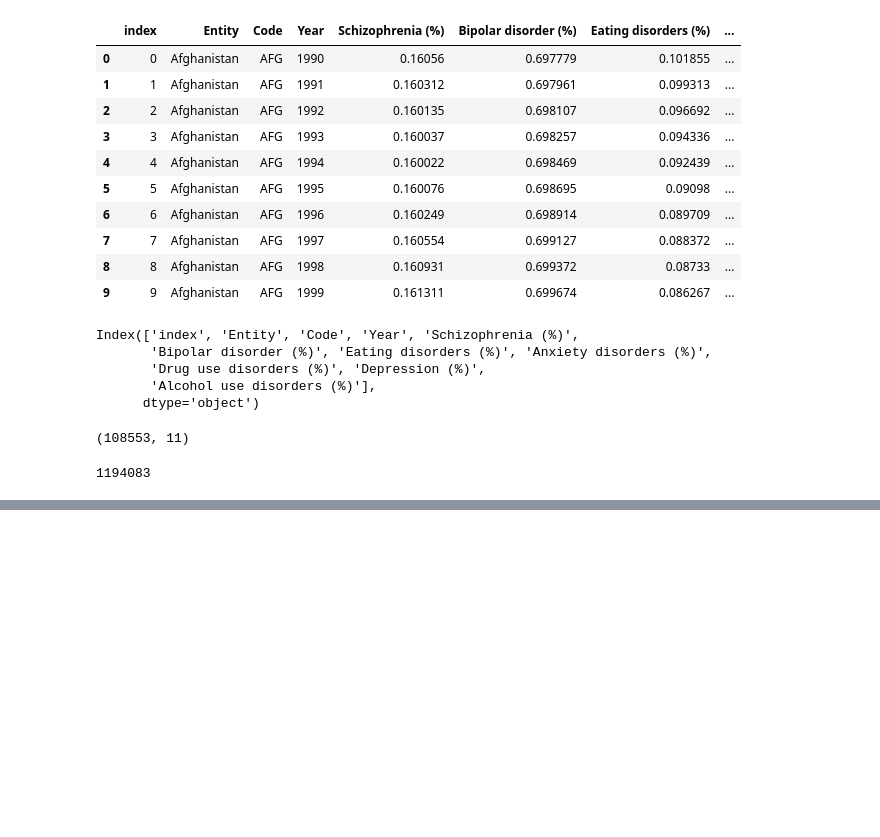
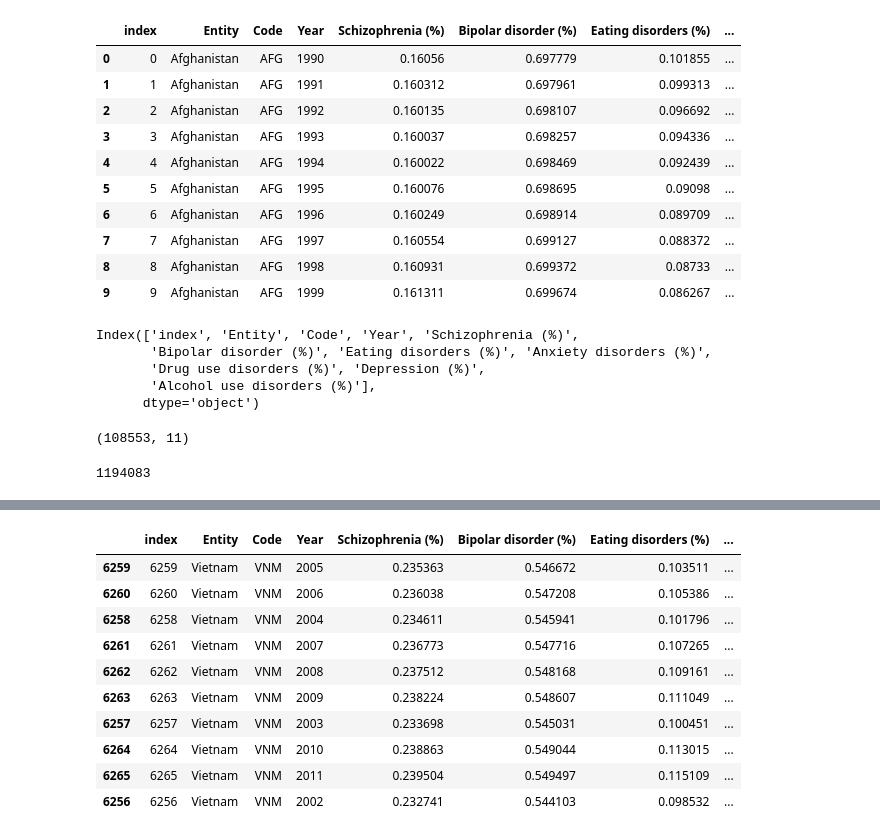
Before and after one commit to sanjibsinha/Machine-Learning-Primer, a Jupyter notebook: pandas_basic.ipynb, the cells around one changed output, grey strips where cells are left out. Cells and saved outputs as stored; diff of their text form; code cells hidden in the pictures; blank space fills up the shorter version.

```diff
--- a/pandas_basic.ipynb
+++ b/pandas_basic.ipynb
@@ -34,0 +63,14 @@ df.size
+# %%
+df.sort_values(['Anxiety disorders (%)']).head(10)
+# %% [output]
+|  | index | Entity | Code | Year | Schizophrenia (%) | Bipolar disorder (%) | Eating disorders (%) | ... |
+| 6259 | 6259 | Vietnam | VNM | 2005 | 0.235363 | 0.546672 | 0.103511 | ... |
+| 6260 | 6260 | Vietnam | VNM | 2006 | 0.236038 | 0.547208 | 0.105386 | ... |
+| 6258 | 6258 | Vietnam | VNM | 2004 | 0.234611 | 0.545941 | 0.101796 | ... |
+| 6261 | 6261 | Vietnam | VNM | 2007 | 0.236773 | 0.547716 | 0.107265 | ... |
+| 6262 | 6262 | Vietnam | VNM | 2008 | 0.237512 | 0.548168 | 0.109161 | ... |
+| 6263 | 6263 | Vietnam | VNM | 2009 | 0.238224 | 0.548607 | 0.111049 | ... |
+| 6257 | 6257 | Vietnam | VNM | 2003 | 0.233698 | 0.545031 | 0.100451 | ... |
+| 6264 | 6264 | Vietnam | VNM | 2010 | 0.238863 | 0.549044 | 0.113015 | ... |
+| 6265 | 6265 | Vietnam | VNM | 2011 | 0.239504 | 0.549497 | 0.115109 | ... |
+| 6256 | 6256 | Vietnam | VNM | 2002 | 0.232741 | 0.544103 | 0.098532 | ... |
```
Also changed, not shown: parts of 2 cells of this notebook.
